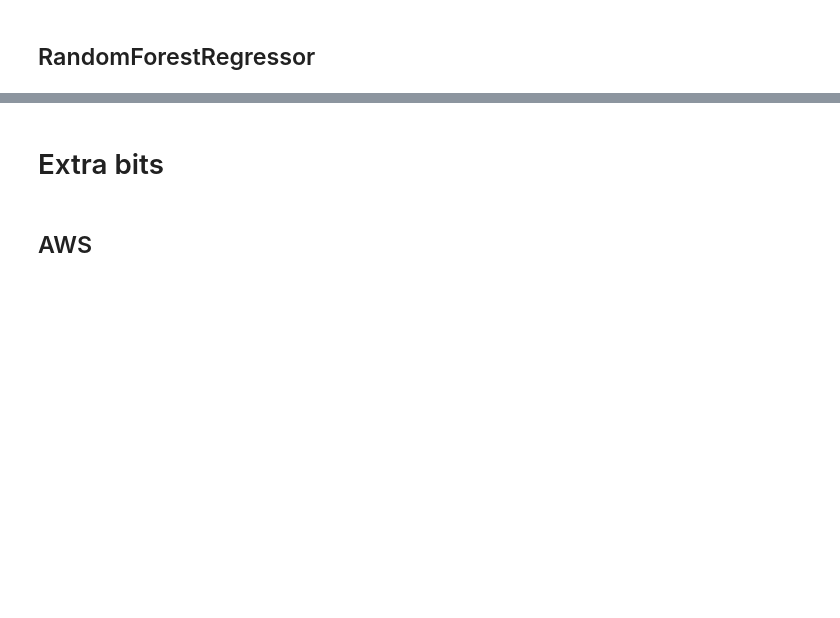
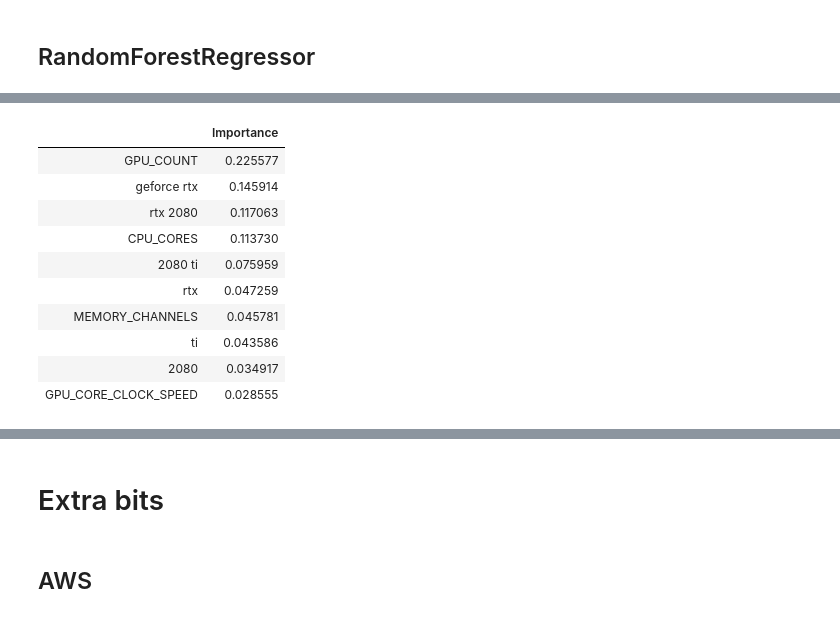
Before and after one commit to Huski-Git/3DMark-Score, a Jupyter notebook: 3D Mark Score Capstone Project.ipynb, the cells around one changed output, grey strips where cells are left out. Saved outputs shown, nothing was run; the diff lists cells and outputs as text; code cells hidden in the pictures; blank space fills up the shorter version.

```diff
--- a/3D Mark Score Capstone Project.ipynb
+++ b/3D Mark Score Capstone Project.ipynb
@@ -746,6 +914,18 @@ def build_tree_image(model, filename='tree.png'):
 # %%
 build_tree_image(model,'tree.png')
 # %%
-pd.DataFrame(model.best_estimator_.feature_importances_,index=X.columns).sort_values(by=0,ascending=False)[:10]
+pd.DataFrame(model.best_estimator_.feature_importances_,index=X.columns,columns=['Importance']).sort_values(by='Importance',ascending=False)[:10]
+# %% [output]
+|  | Importance |
+| GPU_COUNT | 0.225577 |
+| geforce rtx | 0.145914 |
+| rtx 2080 | 0.117063 |
+| CPU_CORES | 0.113730 |
+| 2080 ti | 0.075959 |
+| rtx | 0.047259 |
+| MEMORY_CHANNELS | 0.045781 |
+| ti | 0.043586 |
+| 2080 | 0.034917 |
+| GPU_CORE_CLOCK_SPEED | 0.028555 |
 # %%
 pd.DataFrame(model.best_estimator_.feature_importances_,index=X.columns).sort_values(by=0,ascending=True)[:10]
```
Also changed, not shown: parts of 49 cells of this notebook, 6 other files.
